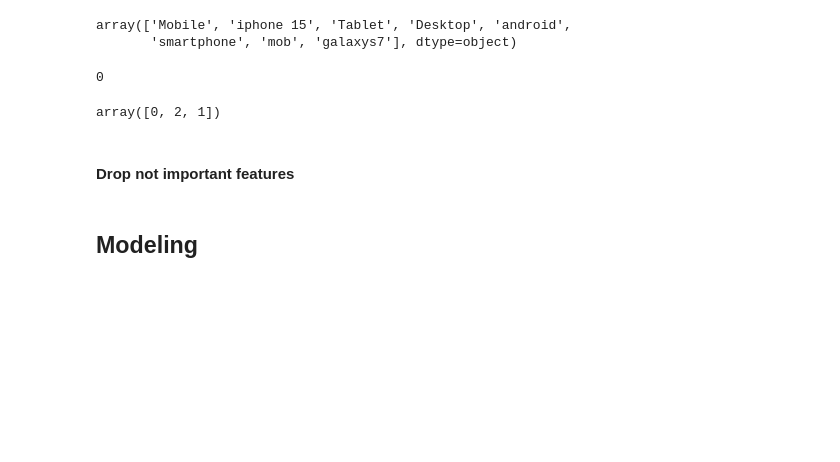
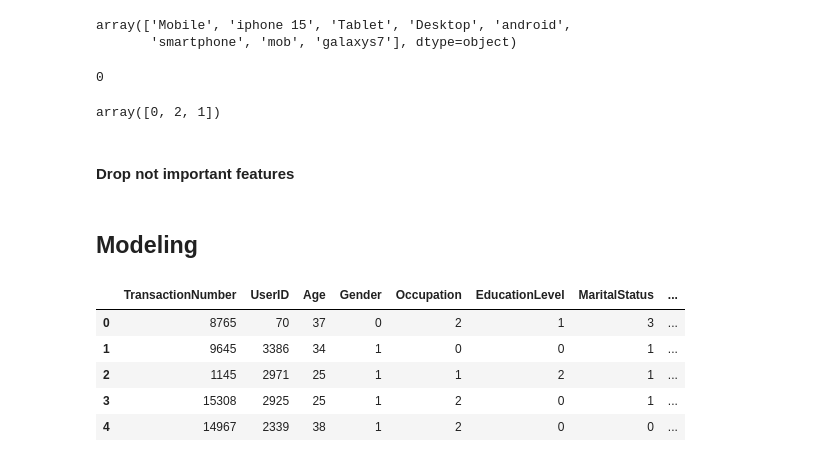
Before and after one commit to JudyZhu016/InterUni-Datathon-2024-Meteorite, a Jupyter notebook: Judy_analysis/data analysis.ipynb, the cells around one changed output. Cells and saved outputs as stored; diff of their text form; code cells hidden in the pictures; blank space fills up the shorter version.

```diff
--- a/Judy_analysis/data analysis.ipynb
+++ b/Judy_analysis/data analysis.ipynb
@@ -275,0 +289,10 @@ df_train.drop(['TransactionDate','TransactionTime','MerchantID','EmailDomain'],a
+# %%
+train_judy = pd.read_csv('../Data/train_final_Judy.csv')
+train_judy.head()
+# %% [output]
+|  | TransactionNumber | UserID | Age | Gender | Occupation | EducationLevel | MaritalStatus | ... |
+| 0 | 8765 | 70 | 37 | 0 | 2 | 1 | 3 | ... |
+| 1 | 9645 | 3386 | 34 | 1 | 0 | 0 | 1 | ... |
+| 2 | 1145 | 2971 | 25 | 1 | 1 | 2 | 1 | ... |
+| 3 | 15308 | 2925 | 25 | 1 | 2 | 0 | 1 | ... |
+| 4 | 14967 | 2339 | 38 | 1 | 2 | 0 | 0 | ... |
```
Also changed, not shown: parts of 14 cells of this notebook, 5 other files.
